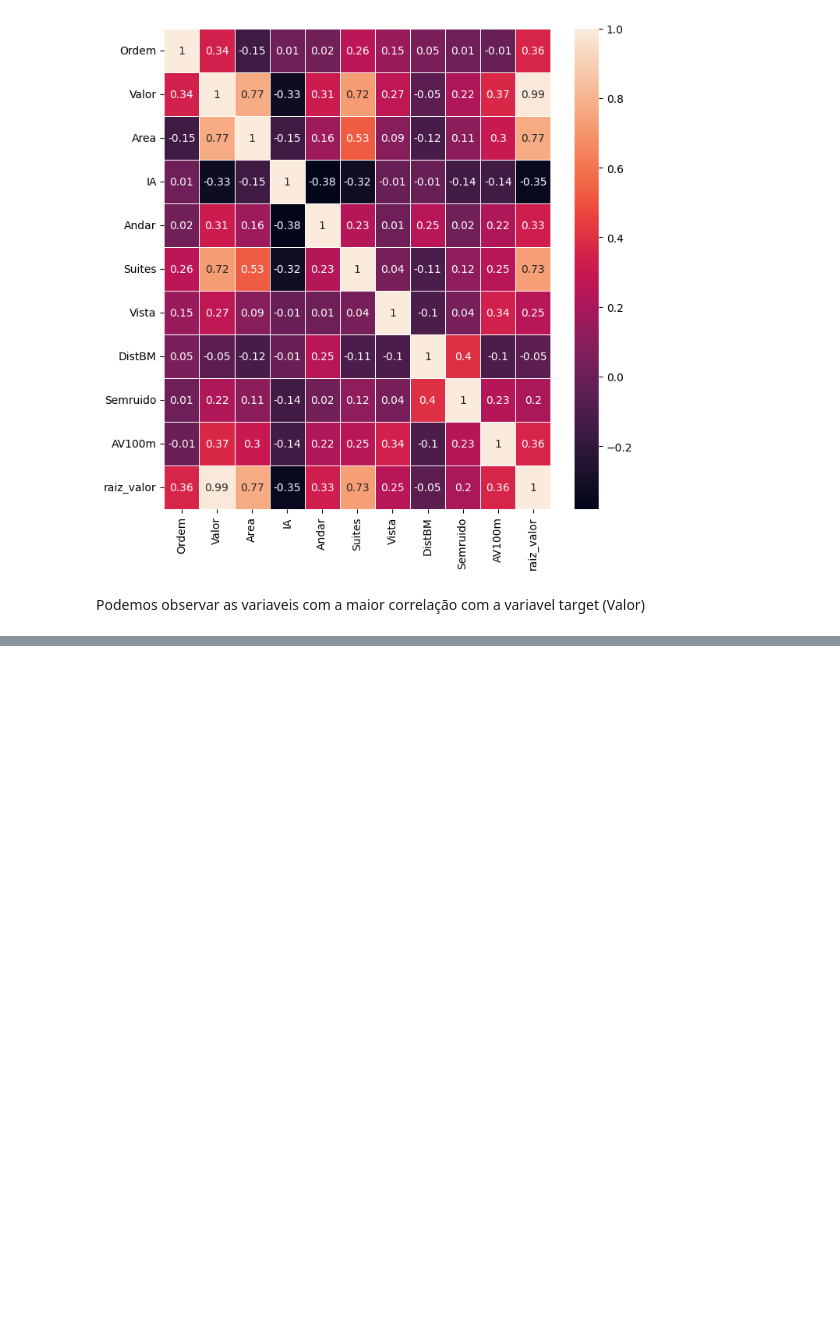
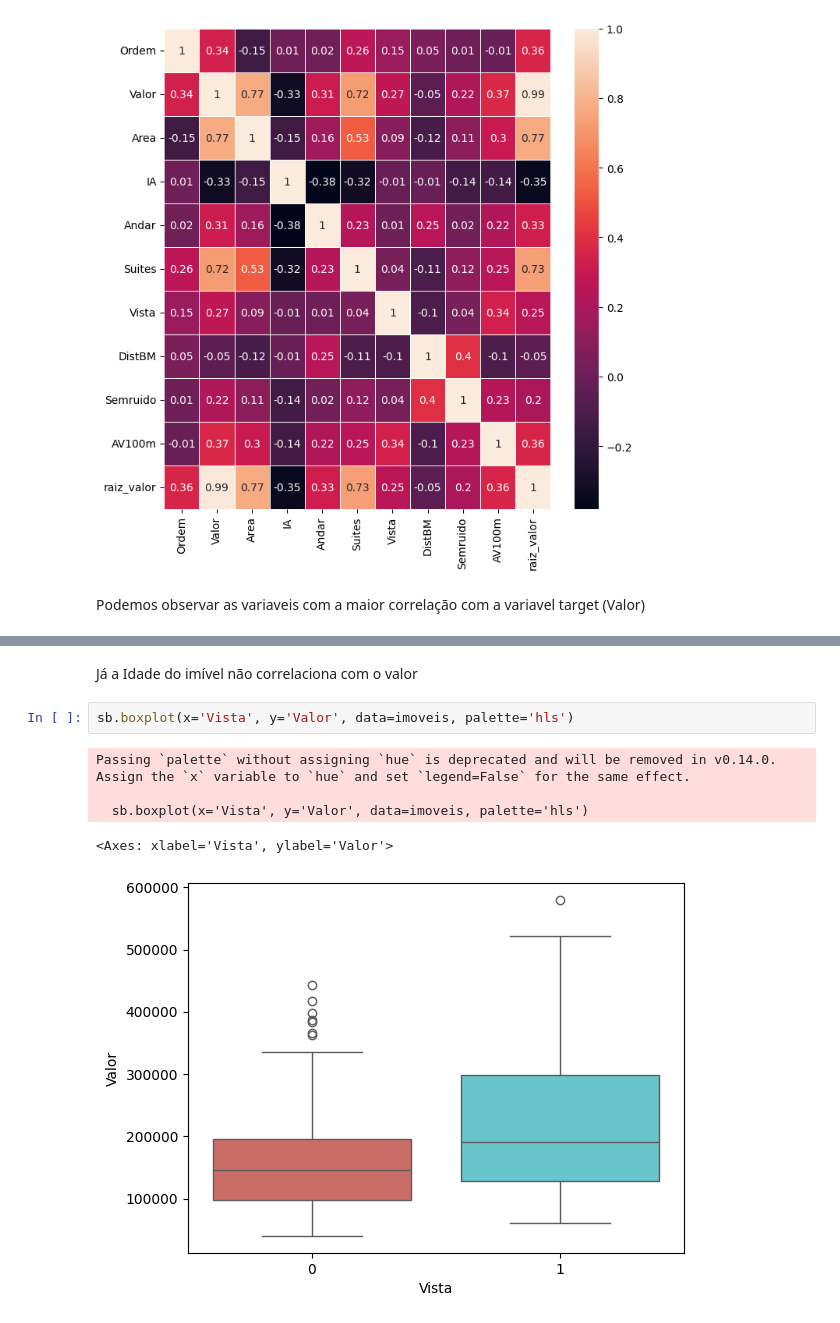
Before and after one commit to LaisST/FIAP_202501_HandsOn_data_analytics, a Jupyter notebook: Fase2_Aula05_Modelo_Regressao.ipynb, the cells around one changed output, grey strips where cells are left out. Saved outputs shown, nothing was run; the diff lists cells and outputs as text; blank space fills up the shorter version.

```diff
--- a/Fase2_Aula05_Modelo_Regressao.ipynb
+++ b/Fase2_Aula05_Modelo_Regressao.ipynb
@@ -175,0 +198,10 @@ Podemos observar as variaveis com a maior correlação com a variavel target (Va
+# %% [markdown]
+Já a Idade do imível não correlaciona com o valor
+# %%
+sb.boxplot(x='Vista', y='Valor', data=imoveis, palette='hls')
+# %% [output]
+Passing `palette` without assigning `hue` is deprecated and will be removed in v0.14.0. Assign the `x` variable to `hue` and set `legend=False` for the same effect.
+
+  sb.boxplot(x='Vista', y='Valor', data=imoveis, palette='hls')
+<Axes: xlabel='Vista', ylabel='Valor'>
+[figure, added]
```
Also changed, not shown: parts of 28 cells of this notebook.
